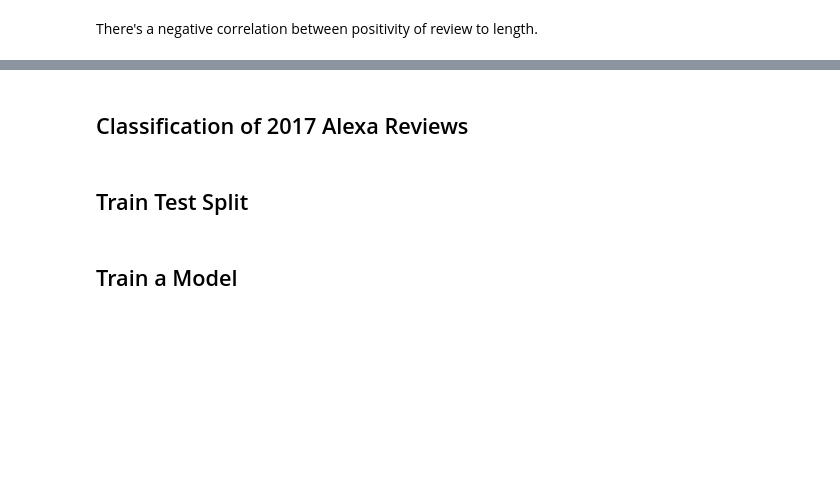
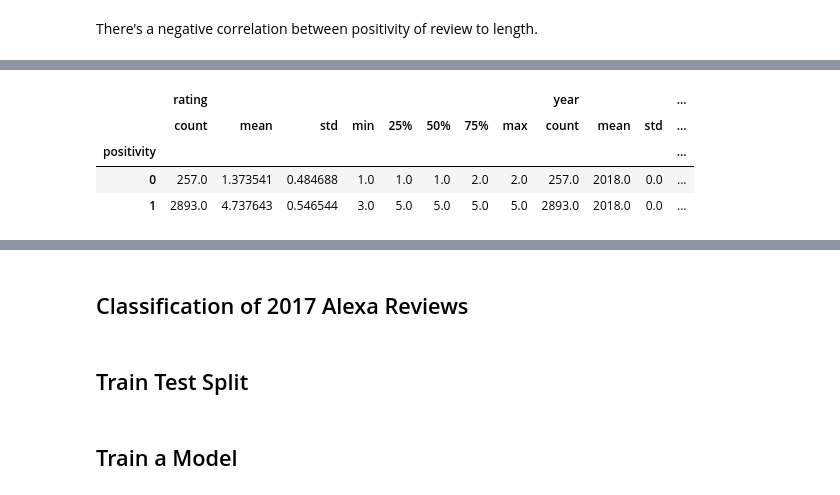
Before and after one commit to diedrebrown/predictionwithalexareviews, a Jupyter notebook: notebooks/Text Analysis - Alexa Reviews.ipynb, the cells around one changed output, grey strips where cells are left out. Cells and saved outputs as stored; diff of their text form; code cells hidden in the pictures; blank space fills up the shorter version.

```diff
--- a/notebooks/Text Analysis - Alexa Reviews.ipynb
+++ b/notebooks/Text Analysis - Alexa Reviews.ipynb
@@ -322,0 +310,3 @@ There's a negative correlation between positivity of review to length.
+# %%
+o_corpus18 = pd.read_csv("../original_datasets/amazon_alexa_reviews_2018.tsv", sep='\t')
+o_corpus18.head()
@@ -322,0 +323,4 @@ There's a negative correlation between positivity of review to length.
+# %%
+w_corpus18 = o_corpus18[['rating', 'date', 'verified_reviews']]
+w_corpus18.columns = ['rating', 'date', 'review']
+w_corpus18.head()
@@ -322,0 +350,9 @@ There's a negative correlation between positivity of review to length.
+# %%
+# convert date datatype
+w_corpus18['date'] = pd.to_datetime(w_corpus18['date'])
+
+# extract year and mm-dd
+w_corpus18['year'] = w_corpus18['date'].dt.year
+w_corpus18['mm-dd'] = w_corpus18['date'].dt.strftime('%m-%d')
+
+w_corpus18.head()
@@ -322,0 +366,4 @@ There's a negative correlation between positivity of review to length.
+# %%
+# positive rating encoding
+w_corpus18['positivity'] = np.where(w_corpus18['rating']>=3, 1, 0)
+w_corpus18.head()
@@ -322,0 +401,9 @@ There's a negative correlation between positivity of review to length.
+# %%
+# general look grouped by positivity encoding
+w_corpus18.groupby('positivity').describe()
+# %% [output]
+|  | rating |  |  |  |  |  |  |  | year |  |  | ... |
+|  | count | mean | std | min | 25% | 50% | 75% | max | count | mean | std | ... |
+| positivity |  |  |  |  |  |  |  |  |  |  |  | ... |
+| 0 | 257.0 | 1.373541 | 0.484688 | 1.0 | 1.0 | 1.0 | 2.0 | 2.0 | 257.0 | 2018.0 | 0.0 | ... |
+| 1 | 2893.0 | 4.737643 | 0.546544 | 3.0 | 5.0 | 5.0 | 5.0 | 5.0 | 2893.0 | 2018.0 | 0.0 | ... |
```
Also changed, not shown: parts of 49 cells of this notebook, 4 other files.
